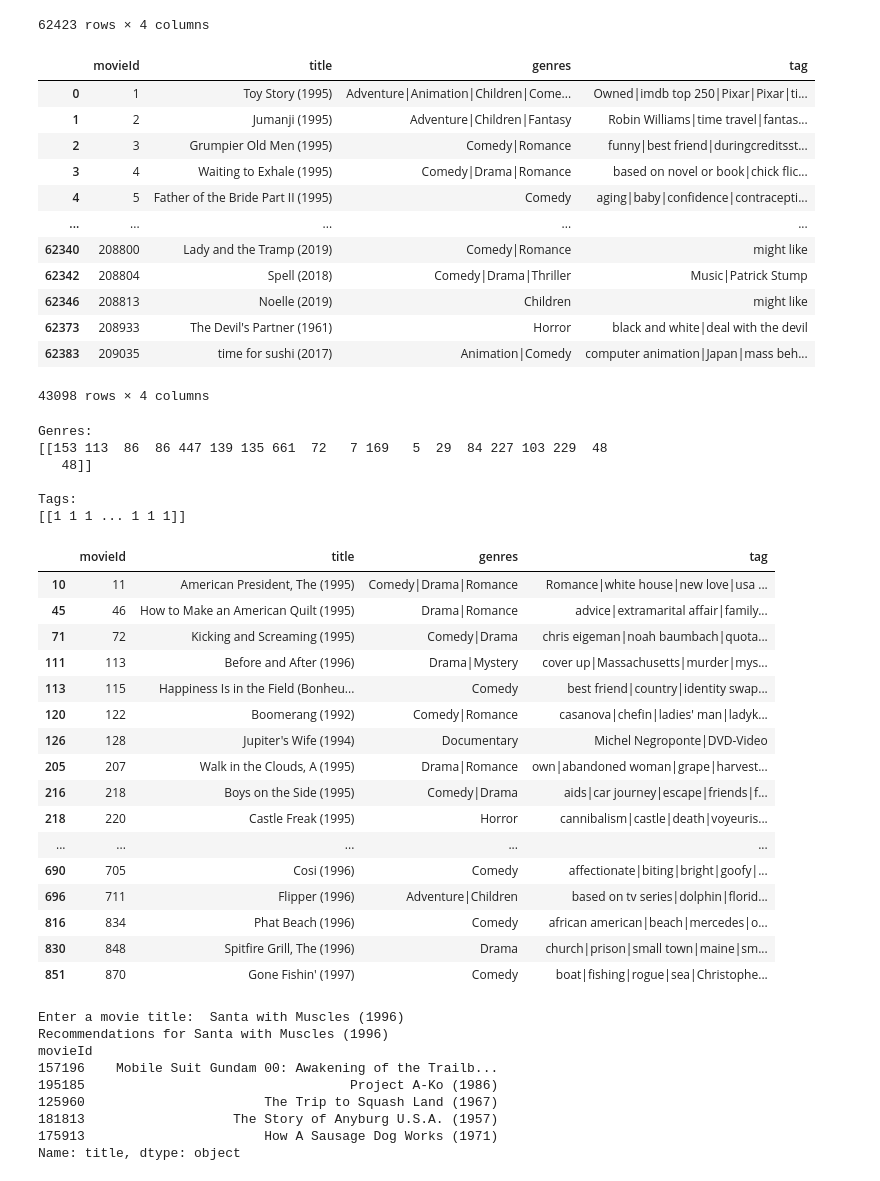
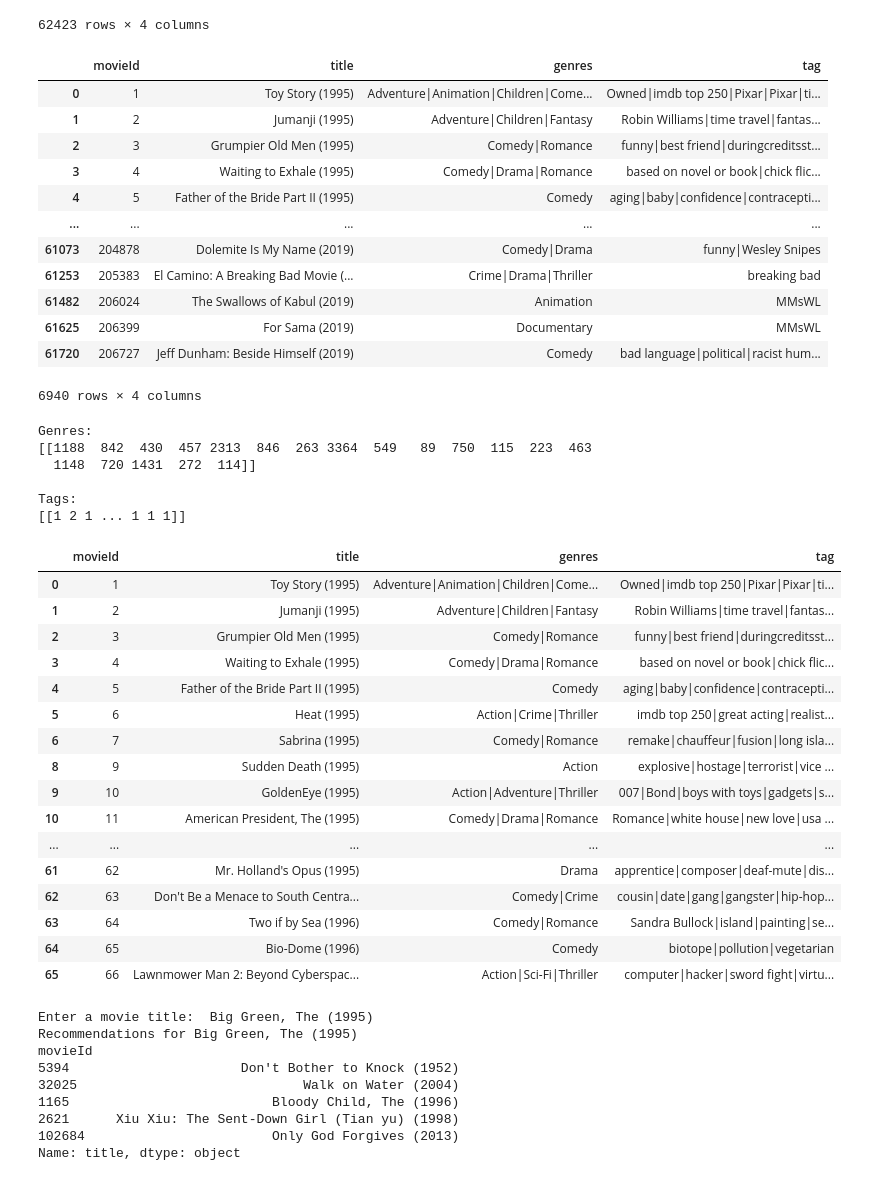
Before and after one commit to DesmondTZX/AI-MovieContentBased, a Jupyter notebook: Desmond-ContentBased/MovieRec_ContentBased.ipynb, the cells around one changed output. Drawn from its saved outputs; the diff is of its cells as text; code cells hidden in the pictures.

```diff
--- a/Desmond-ContentBased/MovieRec_ContentBased.ipynb
+++ b/Desmond-ContentBased/MovieRec_ContentBased.ipynb
@@ -11,7 +10,7 @@ from sklearn.metrics import mean_squared_error, precision_score, recall_score
 # %%
 # load the dataset
-movies_df = pd.read_csv('movies.csv', low_memory=False)
-tags_df = pd.read_csv('tags.csv', low_memory=False)
+movies_df = pd.read_csv('movies.csv', nrows=62424)
+tags_df = pd.read_csv('tags.csv', nrows=62424)
 # %%
 # dropping any unused columns
 tags_df = tags_df.drop(['userId', 'timestamp'], axis = 1).reset_index(drop=True)
@@ -125,21 +124,18 @@ merged[['movieId', 'title', 'genres', 'tag']]
 | 3 | 4 | Waiting to Exhale (1995) | Comedy|Drama|Romance | based on novel or book|chick flic... |
 | 4 | 5 | Father of the Bride Part II (1995) | Comedy | aging|baby|confidence|contracepti... |
 | ... | ... | ... | ... | ... |
-| 62340 | 208800 | Lady and the Tramp (2019) | Comedy|Romance | might like |
-| 62342 | 208804 | Spell (2018) | Comedy|Drama|Thriller | Music|Patrick Stump |
-| 62346 | 208813 | Noelle (2019) | Children | might like |
-| 62373 | 208933 | The Devil's Partner (1961) | Horror | black and white|deal with the devil |
-| 62383 | 209035 | time for sushi (2017) | Animation|Comedy | computer animation|Japan|mass beh... |
+| 61073 | 204878 | Dolemite Is My Name (2019) | Comedy|Drama | funny|Wesley Snipes |
+| 61253 | 205383 | El Camino: A Breaking Bad Movie (... | Crime|Drama|Thriller | breaking bad |
+| 61482 | 206024 | The Swallows of Kabul (2019) | Animation | MMsWL |
+| 61625 | 206399 | For Sama (2019) | Documentary | MMsWL |
+| 61720 | 206727 | Jeff Dunham: Beside Himself (2019) | Comedy | bad language|political|racist hum... |
-43098 rows × 4 columns
+6940 rows × 4 columns
 # %%
-# Randomly sample 1500 rows from data
-sampled_merged = merged.sample(n=1500, random_state=1)
-
 # One-hot encode genres
-genres_one_hot = sampled_merged['genres'].str.get_dummies()
+genres_one_hot = merged['genres'].str.get_dummies()
 
 # One-hot encode tags
-tags_one_hot = sampled_merged['tag'].str.get_dummies()
+tags_one_hot = merged['tag'].str.get_dummies()
 
 # Convert the one-hot encoded dataframes to sparse matrices
 genres_sparse = csr_matrix(genres_one_hot.values)
@@ -155,36 +151,36 @@ print('\nTags:')
 print(tags_sum)
 # %% [output]
 Genres:
-[[153 113  86  86 447 139 135 661  72   7 169   5  29  84 227 103 229  48
-   48]]
+[[1188  842  430  457 2313  846  263 3364  549   89  750  115  223  463
+  1148  720 1431  272  114]]
 
 Tags:
-[[1 1 1 ... 1 1 1]]
+[[1 2 1 ... 1 1 1]]
 # %%
 # sort the samples in alphabetical order
-sampled_merged = sampled_merged.sort_values('movieId')
-sampled_merged.head(25)
+merged = merged.sort_values('movieId')
+merged.head(60)
 # %% [output]
 |  | movieId | title | genres | tag |
+| 0 | 1 | Toy Story (1995) | Adventure|Animation|Children|Come... | Owned|imdb top 250|Pixar|Pixar|ti... |
+| 1 | 2 | Jumanji (1995) | Adventure|Children|Fantasy | Robin Williams|time travel|fantas... |
+| 2 | 3 | Grumpier Old Men (1995) | Comedy|Romance | funny|best friend|duringcreditsst... |
+| 3 | 4 | Waiting to Exhale (1995) | Comedy|Drama|Romance | based on novel or book|chick flic... |
+| 4 | 5 | Father of the Bride Part II (1995) | Comedy | aging|baby|confidence|contracepti... |
+| 5 | 6 | Heat (1995) | Action|Crime|Thriller | imdb top 250|great acting|realist... |
+| 6 | 7 | Sabrina (1995) | Comedy|Romance | remake|chauffeur|fusion|long isla... |
+| 8 | 9 | Sudden Death (1995) | Action | explosive|hostage|terrorist|vice ... |
+| 9 | 10 | GoldenEye (1995) | Action|Adventure|Thriller | 007|Bond|boys with toys|gadgets|s... |
 | 10 | 11 | American President, The (1995) | Comedy|Drama|Romance | Romance|white house|new love|usa ... |
-| 45 | 46 | How to Make an American Quilt (1995) | Drama|Romance | advice|extramarital affair|family... |
-| 71 | 72 | Kicking and Screaming (1995) | Comedy|Drama | chris eigeman|noah baumbach|quota... |
-| 111 | 113 | Before and After (1996) | Drama|Mystery | cover up|Massachusetts|murder|mys... |
-| 113 | 115 | Happiness Is in the Field (Bonheu... | Comedy | best friend|country|identity swap... |
-| 120 | 122 | Boomerang (1992) | Comedy|Romance | casanova|chefin|ladies' man|ladyk... |
-| 126 | 128 | Jupiter's Wife (1994) | Documentary | Michel Negroponte|DVD-Video |
-| 205 | 207 | Walk in the Clouds, A (1995) | Drama|Romance | own|abandoned woman|grape|harvest... |
-| 216 | 218 | Boys on the Side (1995) | Comedy|Drama | aids|car journey|escape|friends|f... |
-| 218 | 220 | Castle Freak (1995) | Horror | cannibalism|castle|death|voyeuris... |
 | ... | ... | ... | ... | ... |
-| 690 | 705 | Cosi (1996) | Comedy | affectionate|biting|bright|goofy|... |
-| 696 | 711 | Flipper (1996) | Adventure|Children | based on tv series|dolphin|florid... |
-| 816 | 834 | Phat Beach (1996) | Comedy | african american|beach|mercedes|o... |
-| 830 | 848 | Spitfire Grill, The (1996) | Drama | church|prison|small town|maine|sm... |
-| 851 | 870 | Gone Fishin' (1997) | Comedy | boat|fishing|rogue|sea|Christophe... |
+| 61 | 62 | Mr. Holland's Opus (1995) | Drama | apprentice|composer|deaf-mute|dis... |
+| 62 | 63 | Don't Be a Menace to South Centra... | Comedy|Crime | cousin|date|gang|gangster|hip-hop... |
+| 63 | 64 | Two if by Sea (1996) | Comedy|Romance | Sandra Bullock|island|painting|se... |
+| 64 | 65 | Bio-Dome (1996) | Comedy | biotope|pollution|vegetarian |
+| 65 | 66 | Lawnmower Man 2: Beyond Cyberspac... | Action|Sci-Fi|Thriller | computer|hacker|sword fight|virtu... |
 # %%
 # Combine features (genres and tags) with other movie features
-features = pd.concat([sampled_merged[['movieId', 'title']], genres_one_hot, tags_one_hot], axis=1)
+features = pd.concat([merged[['movieId', 'title']], genres_one_hot, tags_one_hot], axis=1)
 
 # Assuming 'features' is a DataFrame containing movie features
 features.set_index('movieId', inplace=True)
@@ -215,12 +211,12 @@ if not movie_index.empty:
 else:
     print("Movie not found.")
 # %% [output]
-Enter a movie title:  Santa with Muscles (1996)
-Recommendations for Santa with Muscles (1996)
+Enter a movie title:  Big Green, The (1995)
+Recommendations for Big Green, The (1995)
 movieId
-157196    Mobile Suit Gundam 00: Awakening of the Trailb...
-195185                                  Project A-Ko (1986)
-125960                       The Trip to Squash Land (1967)
-181813                   The Story of Anyburg U.S.A. (1957)
-175913                       How A Sausage Dog Works (1971)
+5394                      Don't Bother to Knock (1952)
+32025                             Walk on Water (2004)
+1165                          Bloody Child, The (1996)
+2621      Xiu Xiu: The Sent-Down Girl (Tian yu) (1998)
+102684                        Only God Forgives (2013)
 Name: title, dtype: object
```
Also changed, not shown: parts of 6 cells of this notebook.
